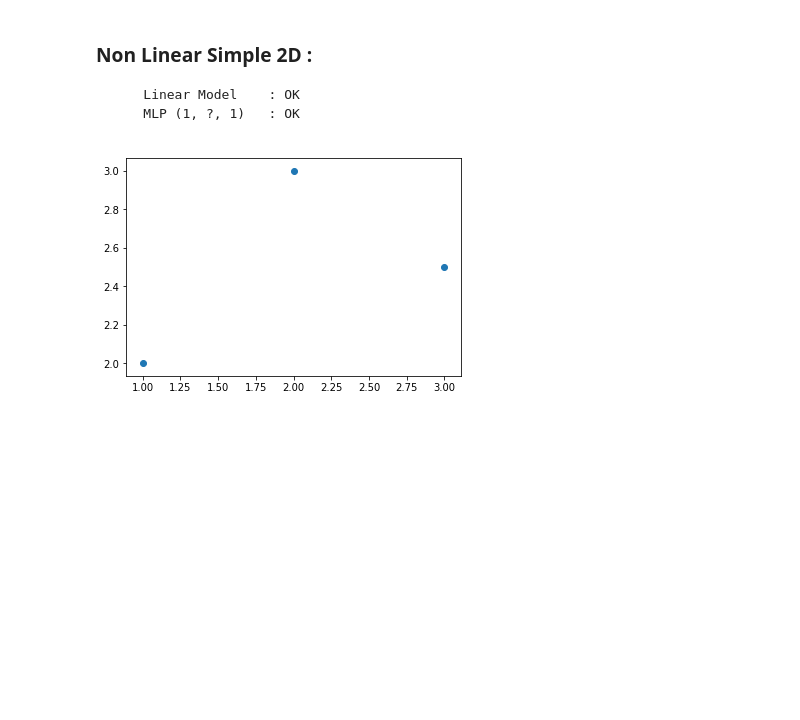
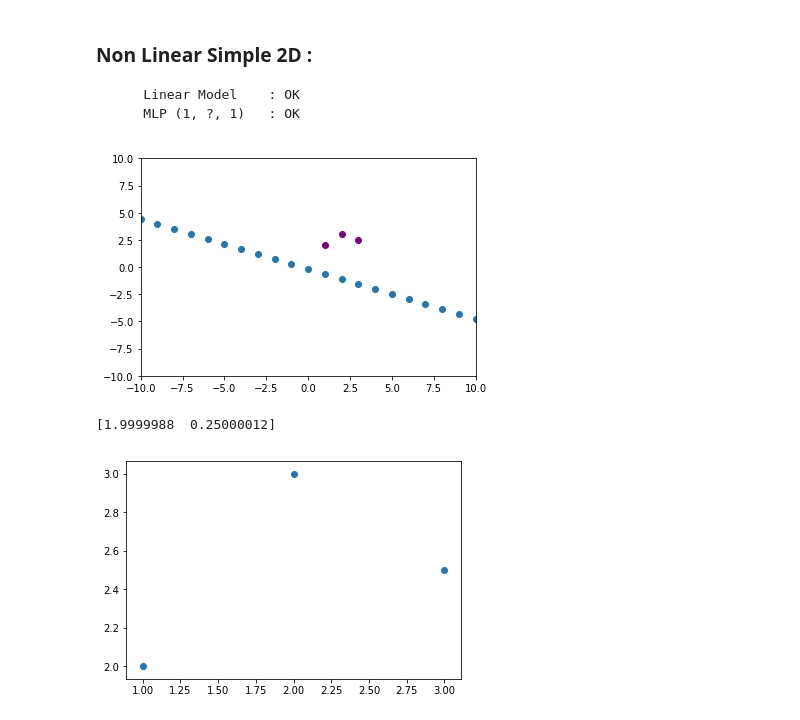
Before and after one commit to NamizataS/PA-groupe-15-3IABD1, a Jupyter notebook: Notebook___CAS_DE_TESTS.ipynb, the cells around one changed output. Drawn from its saved outputs; the diff is of its cells as text; code cells hidden in the pictures; blank space fills up the shorter version.

```diff
--- a/Notebook___CAS_DE_TESTS.ipynb
+++ b/Notebook___CAS_DE_TESTS.ipynb
@@ -494,3 +495,70 @@ Y = np.array([
+# %%
+X = np.array([
+      [1],
+      [2],
+      [3]
+])
+Y = np.array([
+      2,
+      3,
+      2.5
+])
+
+dataset_inputs = toList(X)
+dataset_expected_outputs = Y.tolist()
+
+
+my_lib.create_model.argtypes = [c_int]
+my_lib.create_model.restype = POINTER(c_float)
+
+arr_size = 2
+native_arr = my_lib.create_model(arr_size)
+
+inputs_len = len(dataset_inputs)
+expected_len = len(dataset_expected_outputs)
+arr_type = type(native_arr)
+inputs_type = c_float * inputs_len
+outputs_type = c_float * expected_len
+
+#Declaration of argtypes and restypes for the function predict_linear_model_classification
+coordonate_type = c_float * 1
+my_lib.predict_linear_model_regression.argtypes = [arr_type, coordonate_type, c_int,c_int]
+my_lib.predict_linear_model_regression.restype = c_float
+
+
+points_x = []
+points_y = []
+plt.axis([-10, 10, -10, 10])
+for i in range(-10, 11):
+    points_x.append(i)
+    point=[i]
+    coord = coordonate_type(*point)
+    points_y.append(my_lib.predict_linear_model_regression(native_arr,coord ,arr_size,inputs_len))
+
+plt.scatter(points_x, points_y)
+plt.scatter(dataset_inputs, dataset_expected_outputs, c="purple")
+plt.show()
+
+my_lib.train_regression_linear_model.argtypes = [arr_type, inputs_type, outputs_type, c_int, c_int, c_int]
+my_lib.train_regression_linear_model.restype =None
+inputs_native = inputs_type(*dataset_inputs)
+outputs_native = outputs_type(*dataset_expected_outputs)
+
+input_dim = arr_size-1
+output_dim = arr_size-1
+sample_count = inputs_len//input_dim
+
+my_lib.train_regression_linear_model(native_arr, inputs_native, outputs_native, sample_count,input_dim,output_dim)
+np_arr = np.ctypeslib.as_array(native_arr, (arr_size,))
+print(np_arr)
+
+my_lib.destroy_array.argtypes = [POINTER(c_float), c_int]
+my_lib.destroy_array.restype = None
+
+my_lib.destroy_array(native_arr, arr_size)
+# %% [output]
+[figure, added]
+[1.9999988  0.25000012]
 # %%
 plt.scatter(X,Y)
 plt.show()
```
Also changed, not shown: parts of 2 cells of this notebook.
